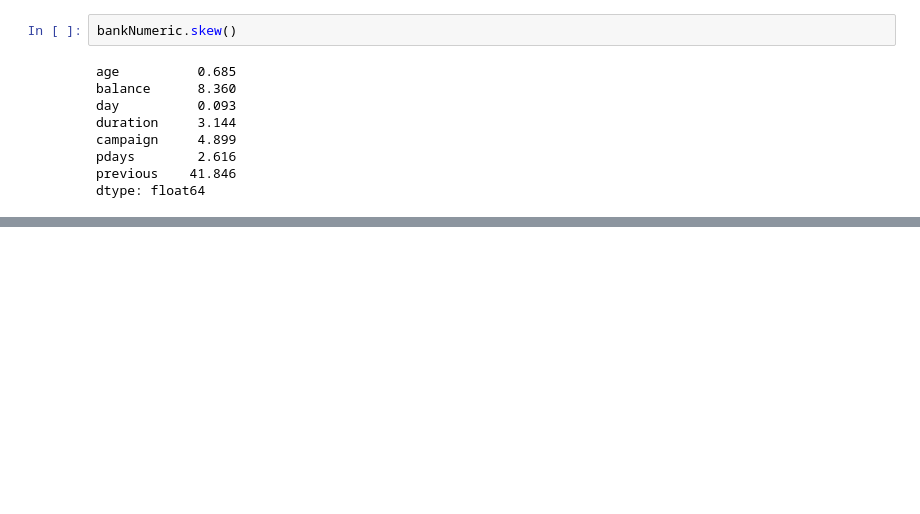
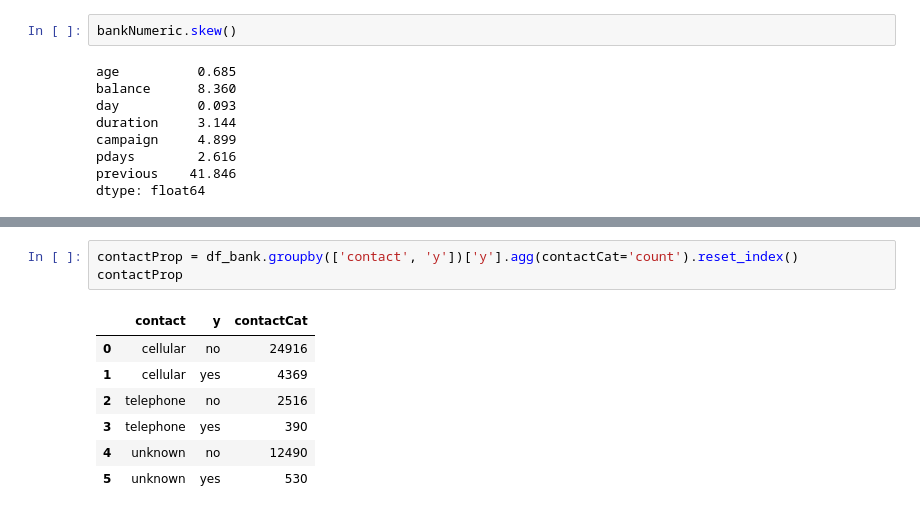
Before and after one commit to FauziArifin/PacktData, a Jupyter notebook: Term_Deposits.ipynb, the cells around one changed output, grey strips where cells are left out. Saved outputs shown, nothing was run; the diff lists cells and outputs as text; blank space fills up the shorter version.

```diff
--- a/Term_Deposits.ipynb
+++ b/Term_Deposits.ipynb
@@ -493,0 +529,11 @@ dtype: float64
+# %%
+contactProp = df_bank.groupby(['contact', 'y'])['y'].agg(contactCat='count').reset_index()
+contactProp
+# %% [output]
+|  | contact | y | contactCat |
+| 0 | cellular | no | 24916 |
+| 1 | cellular | yes | 4369 |
+| 2 | telephone | no | 2516 |
+| 3 | telephone | yes | 390 |
+| 4 | unknown | no | 12490 |
+| 5 | unknown | yes | 530 |
```
Also changed, not shown: parts of 17 cells of this notebook.
